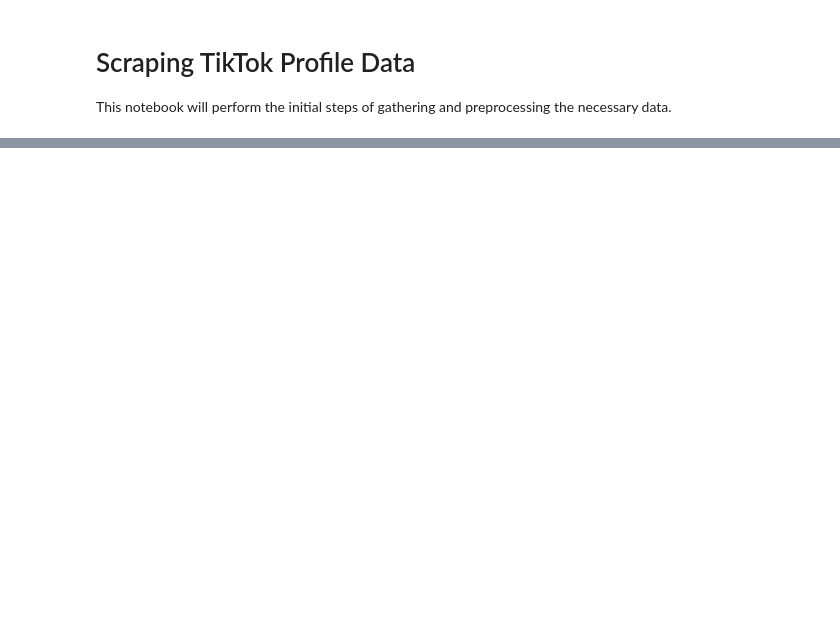
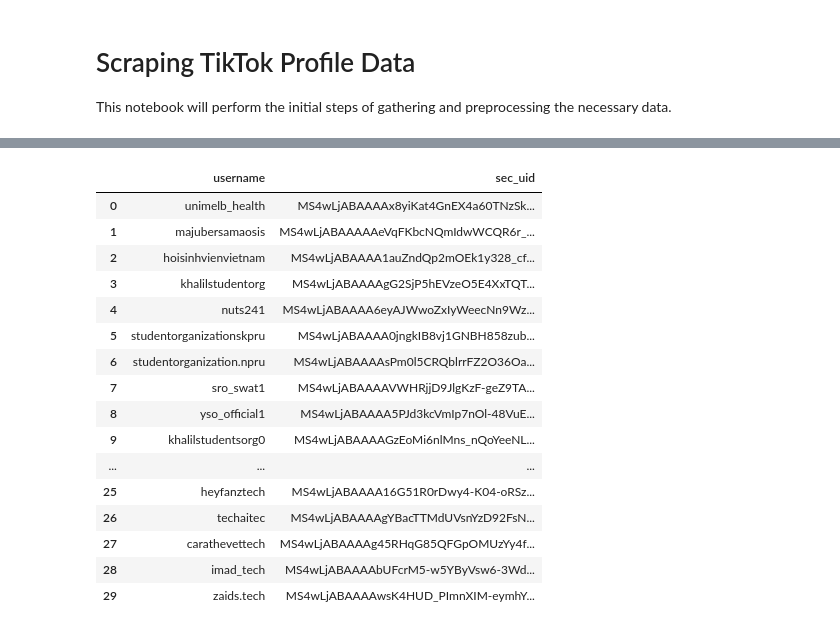
Before and after one commit to intrep11d/Web-Mining, a Jupyter notebook: Tiktok_Scrape.ipynb, the cells around one changed output, grey strips where cells are left out. Drawn from its saved outputs; the diff is of its cells as text; code cells hidden in the pictures; blank space fills up the shorter version.

```diff
--- a/Tiktok_Scrape.ipynb
+++ b/Tiktok_Scrape.ipynb
@@ -65 +116,25 @@ TikTokApi.user(username='gujjar.student.or', user_id='None', sec_uid='MS4wLjABAA
+# %%
+usernames_df = pd.read_csv("student_orgs.csv")
+# %%
+usernames_df_copy = usernames_df.drop('user_id', axis=1)
+
+usernames_df_copy
+# %% [output]
+|  | username | sec_uid |
+| 0 | unimelb_health | MS4wLjABAAAAx8yiKat4GnEX4a60TNzSk... |
+| 1 | majubersamaosis | MS4wLjABAAAAAeVqFKbcNQmIdwWCQR6r_... |
+| 2 | hoisinhvienvietnam | MS4wLjABAAAA1auZndQp2mOEk1y328_cf... |
+| 3 | khalilstudentorg | MS4wLjABAAAAgG2SjP5hEVzeO5E4XxTQT... |
+| 4 | nuts241 | MS4wLjABAAAA6eyAJWwoZxIyWeecNn9Wz... |
+| 5 | studentorganizationskpru | MS4wLjABAAAA0jngkIB8vj1GNBH858zub... |
+| 6 | studentorganization.npru | MS4wLjABAAAAsPm0l5CRQblrrFZ2O36Oa... |
+| 7 | sro_swat1 | MS4wLjABAAAAVWHRjjD9JlgKzF-geZ9TA... |
+| 8 | yso_official1 | MS4wLjABAAAA5PJd3kcVmIp7nOl-48VuE... |
+| 9 | khalilstudentsorg0 | MS4wLjABAAAAGzEoMi6nlMns_nQoYeeNL... |
+| ... | ... | ... |
+| 25 | heyfanztech | MS4wLjABAAAA16G51R0rDwy4-K04-oRSz... |
+| 26 | techaitec | MS4wLjABAAAAgYBacTTMdUVsnYzD92FsN... |
+| 27 | carathevettech | MS4wLjABAAAAg45RHqG85QFGpOMUzYy4f... |
+| 28 | imad_tech | MS4wLjABAAAAbUFcrM5-w5YByVsw6-3Wd... |
+| 29 | zaids.tech | MS4wLjABAAAAwsK4HUD_PImnXIM-eymhY... |
 # %%
```
Also changed, not shown: parts of 14 cells of this notebook, 9 other files.
